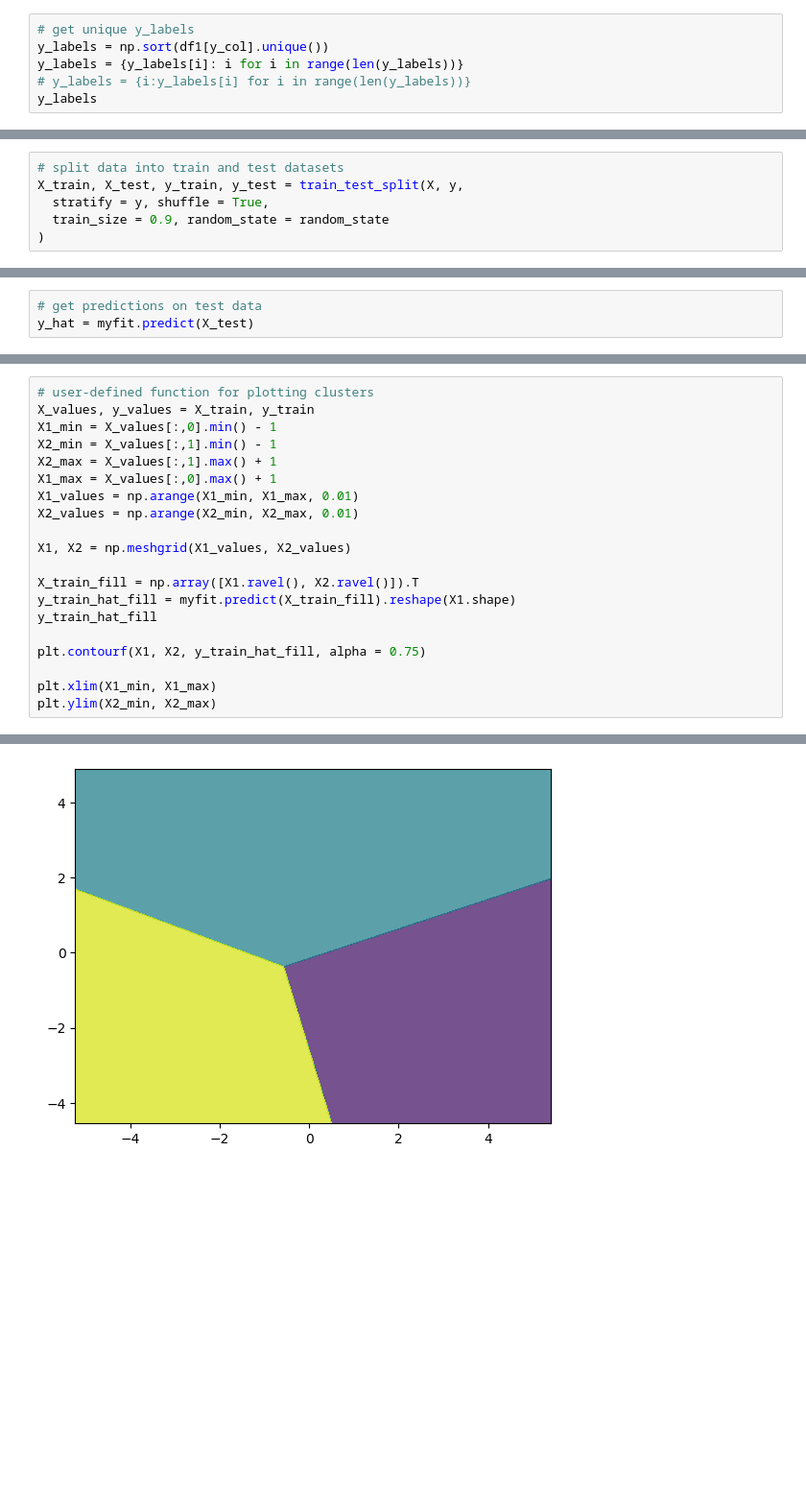
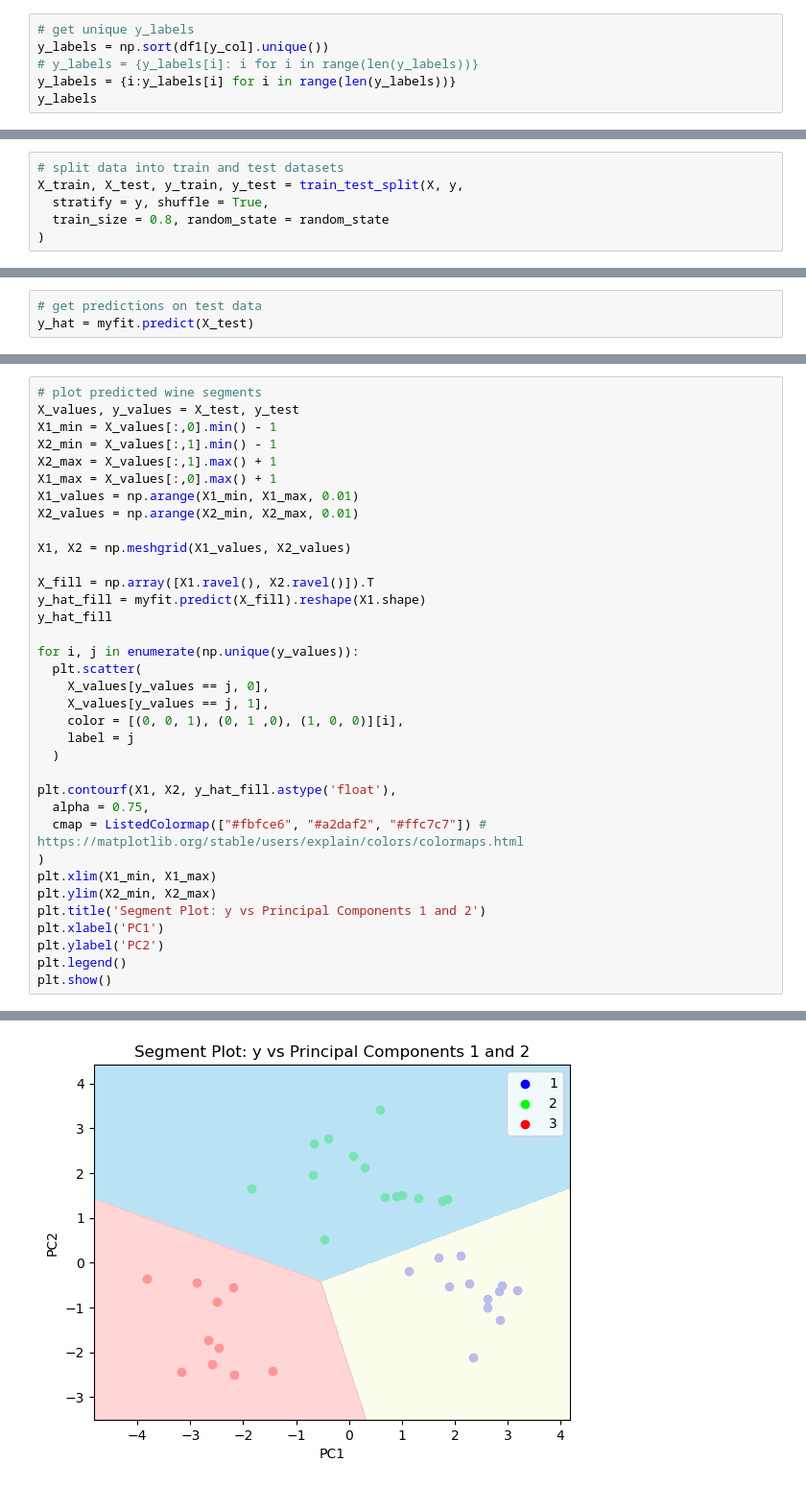
Before and after one commit to notfakearcher/julian, a Jupyter notebook: 01_practice/machine_learning/unsupervised_learning/principal_component_analysis_01.ipynb, the cells around one changed output, grey strips where cells are left out. Shown at 96% size. Drawn from its saved outputs; the diff is of its cells as text; blank space fills up the shorter version.

Commit message:
2024_01_07_19_24 Updates to principal_component_analysis_01

```diff
--- a/01_practice/machine_learning/unsupervised_learning/principal_component_analysis_01.ipynb
+++ b/01_practice/machine_learning/unsupervised_learning/principal_component_analysis_01.ipynb
@@ -256,7 +222,7 @@ Index(['X01', 'X02', 'X03', 'X04', 'X05', 'X06', 'X07', 'X08', 'X09', 'X10',
 # %%
 # get unique y_labels
 y_labels = np.sort(df1[y_col].unique())
-y_labels = {y_labels[i]: i for i in range(len(y_labels))}
-# y_labels = {i:y_labels[i] for i in range(len(y_labels))}
+# y_labels = {y_labels[i]: i for i in range(len(y_labels))}
+y_labels = {i:y_labels[i] for i in range(len(y_labels))}
 y_labels
 # %% [output]
@@ -435,7 +401,7 @@ y = np.ravel(df2[y_col])
 # split data into train and test datasets
 X_train, X_test, y_train, y_test = train_test_split(X, y,
   stratify = y, shuffle = True,
-  train_size = 0.9, random_state = random_state
+  train_size = 0.8, random_state = random_state
 )
 # %%
 # get principal components
@@ -505,6 +471,6 @@ weighted avg       1.00      1.00      1.00        18
 # %%
-# user-defined function for plotting clusters
-X_values, y_values = X_train, y_train
+# plot predicted wine segments
+X_values, y_values = X_test, y_test
 X1_min = X_values[:,0].min() - 1
 X2_min = X_values[:,1].min() - 1
 X2_max = X_values[:,1].max() + 1
@@ -514,12 +480,27 @@ X2_values = np.arange(X2_min, X2_max, 0.01)
 
 X1, X2 = np.meshgrid(X1_values, X2_values)
 
-X_train_fill = np.array([X1.ravel(), X2.ravel()]).T
-y_train_hat_fill = myfit.predict(X_train_fill).reshape(X1.shape)
-y_train_hat_fill
+X_fill = np.array([X1.ravel(), X2.ravel()]).T
+y_hat_fill = myfit.predict(X_fill).reshape(X1.shape)
+y_hat_fill
 
-plt.contourf(X1, X2, y_train_hat_fill, alpha = 0.75)
+for i, j in enumerate(np.unique(y_values)):
+  plt.scatter(
+    X_values[y_values == j, 0],
+    X_values[y_values == j, 1],
+    color = [(0, 0, 1), (0, 1 ,0), (1, 0, 0)][i],
+    label = j
+  )
 
+plt.contourf(X1, X2, y_hat_fill.astype('float'),
+  alpha = 0.75,
+  cmap = ListedColormap(["#fbfce6", "#a2daf2", "#ffc7c7"]) # https://matplotlib.org/stable/users/explain/colors/colormaps.html
+)
 plt.xlim(X1_min, X1_max)
 plt.ylim(X2_min, X2_max)
+plt.title('Segment Plot: y vs Principal Components 1 and 2')
+plt.xlabel('PC1')
+plt.ylabel('PC2')
+plt.legend()
+plt.show()
 # %% [output]
@@ -527 +507 @@ plt.ylim(X2_min, X2_max)
-[figure, old version]
+[figure, new version]
```
Also changed, not shown: parts of 10 cells of this notebook.
